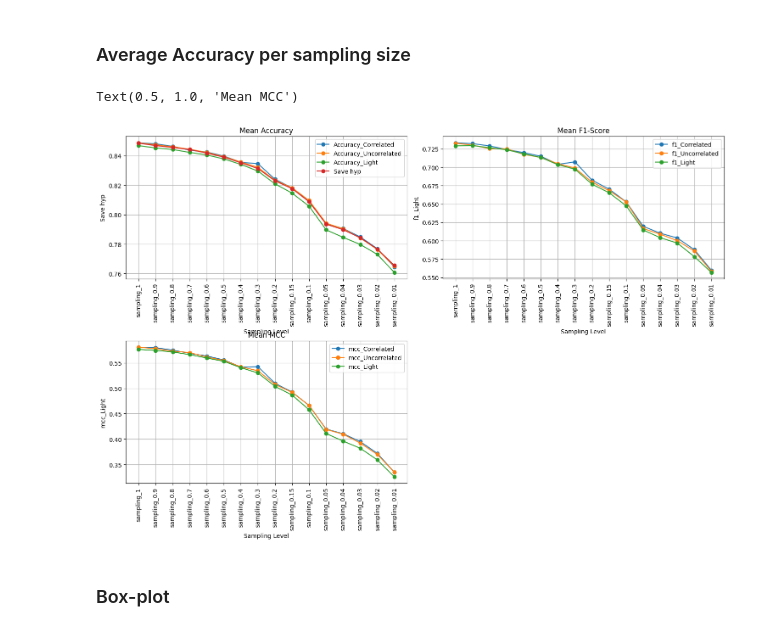
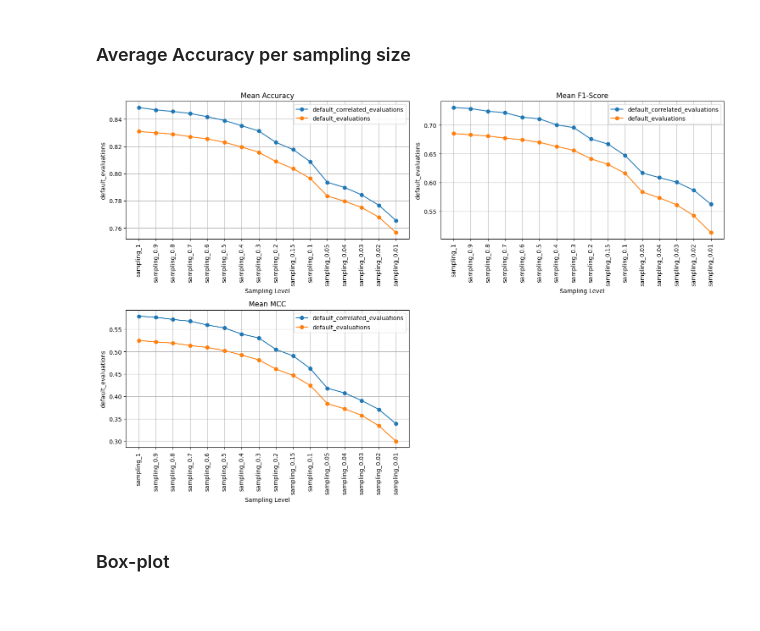
Before and after one commit to MassimoZarantonello2/SignatureInference, a Jupyter notebook: scripts/toronto_autogluone_evalutaions.ipynb, the cells around one changed output. Saved outputs shown, nothing was run; the diff lists cells and outputs as text; code cells hidden in the pictures.

```diff
--- a/scripts/toronto_autogluone_evalutaions.ipynb
+++ b/scripts/toronto_autogluone_evalutaions.ipynb
@@ -215,27 +259,23 @@ plot_all_signature_all_sampling_graph(def_light)
 # %% [markdown]
 ### Average Accuracy per sampling size
-# %%
-plt.figure(figsize=(15,10))
-plt.subplot(2,2,1)
-plot_per_run_metric(def_corr_rs, attr_name='per_run_accuracy', metric_name="Accuracy_Correlated")
-plot_per_run_metric(def_uncorr_rs, attr_name='per_run_accuracy', metric_name="Accuracy_Uncorrelated")
-plot_per_run_metric(def_light, attr_name='per_run_accuracy', metric_name="Accuracy_Light")
-plot_per_run_metric(save_hyp_rs, attr_name='per_run_accuracy', metric_name="Save hyp")
-plt.title('Mean Accuracy')
-
-plt.subplot(2,2,2)
-plot_per_run_metric(def_corr_rs, attr_name='per_run_f1_score', metric_name="f1_Correlated")
-plot_per_run_metric(def_uncorr_rs, attr_name='per_run_f1_score', metric_name="f1_Uncorrelated")
-plot_per_run_metric(def_light, attr_name='per_run_f1_score', metric_name="f1_Light")
-plt.title('Mean F1-Score')
-
-plt.subplot(2,2,3)
-plot_per_run_metric(def_corr_rs, attr_name='per_run_mcc', metric_name="mcc_Correlated")
-plot_per_run_metric(def_uncorr_rs, attr_name='per_run_mcc', metric_name="mcc_Uncorrelated")
-plot_per_run_metric(def_light, attr_name='per_run_mcc', metric_name="mcc_Light")
-plt.title('Mean MCC')
-# %% [output]
-Text(0.5, 1.0, 'Mean MCC')
-[figure, removed]
+# %%
+plt.figure(figsize=(15,10))
+
+plt.subplot(2,2,1)
+plt.title("Mean Accuracy")
+for rs, name in zip(rss, files):
+    plot_per_run_metric(rs, attr_name='per_run_accuracy', metric_name=name)
+
+plt.subplot(2,2,2)
+plt.title('Mean F1-Score')
+for rs, name in zip(rss, files):
+    plot_per_run_metric(rs, attr_name='per_run_f1_score', metric_name=name)
+
+plt.subplot(2,2,3)
+plt.title('Mean MCC')
+for rs, name in zip(rss, files):
+    plot_per_run_metric(rs, attr_name='per_run_mcc', metric_name=name)
+# %% [output]
+[figure, added]
 # %% [markdown]
 ### Box-plot
```
Also changed, not shown: parts of 10 cells of this notebook, 19 other files.
